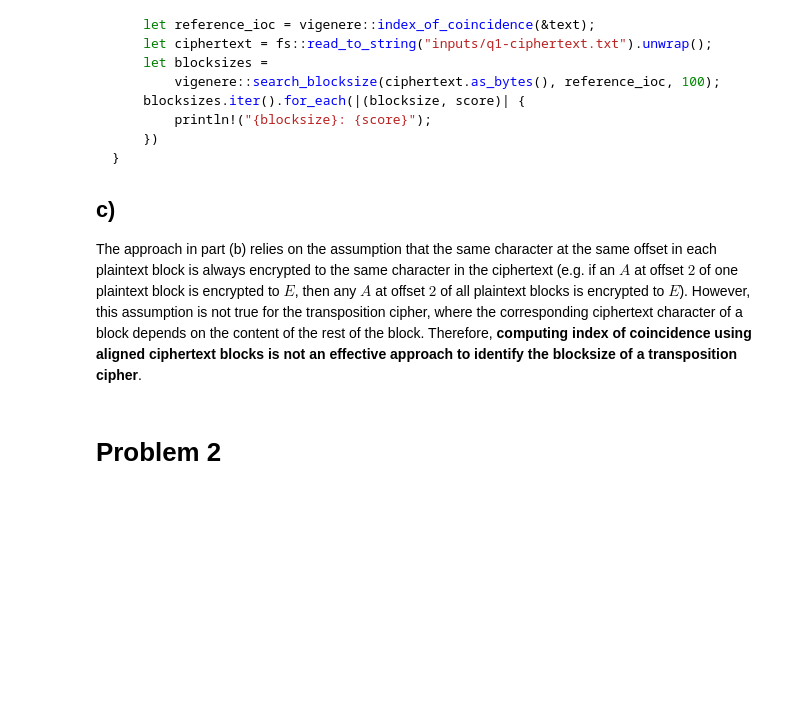
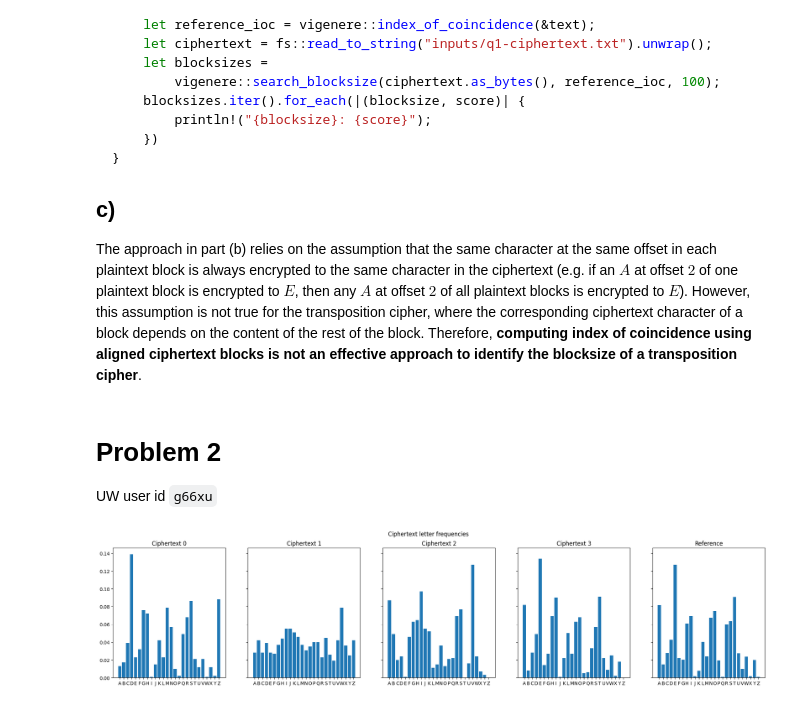
Before and after one commit to xuganyu96/waterloo-cryptography, a Jupyter notebook: co687/assignment1.ipynb, the cells around one changed output. Cells and saved outputs as stored; diff of their text form; code cells hidden in the pictures; blank space fills up the shorter version.

```diff
--- a/co687/assignment1.ipynb
+++ b/co687/assignment1.ipynb
@@ -143,3 +143,59 @@ fn main() {
 The approach in part (b) relies on the assumption that the same character at the same offset in each plaintext block is always encrypted to the same character in the ciphertext (e.g. if an $A$ at offset $2$ of one plaintext block is encrypted to $E$, then any $A$ at offset $2$ of all plaintext blocks is encrypted to $E$). However, this assumption is not true for the transposition cipher, where the corresponding ciphertext character of a block depends on the content of the rest of the block. Therefore, **computing index of coincidence using aligned ciphertext blocks is not an effective approach to identify the blocksize of a transposition cipher**.
 # %% [markdown]
 # Problem 2
+UW user id `g66xu`
+# %%
+import matplotlib.pyplot as plt
+
+ALPHABET = "ABCDEFGHIJKLMNOPQRSTUVWXYZ"
+# credit: https://pi.math.cornell.edu/~mec/2003-2004/cryptography/subs/frequencies.html
+REF_FREQUENCIES = [
+    0.08167, 0.01492, 0.02782, 0.04253, 0.12702, 0.02228, 0.02015, 0.06094,
+    0.06966, 0.00153, 0.00772, 0.04025, 0.02406, 0.06749, 0.07507, 0.01929,
+    0.00095, 0.05987, 0.06327, 0.09056, 0.02758, 0.00978, 0.02360, 0.00150,
+    0.01974, 0.00074,
+];
+
+def char_frequencies(ciphertext_str: str) -> dict[str, float]:
+    """Return a dictionary that maps individual characters to percentage
+    frequencies
+    """
+    frequencies = {}
+    for char in ciphertext_str:
+        frequencies[char] = frequencies.get(char, 0) + 1
+
+    for char in ALPHABET:
+        frequencies[char] = frequencies.get(char, 0) / len(ciphertext_str)
+
+    return frequencies
+
+def sort_frequencies(frequencies: dict[str, float]) -> list[float]:
+    """Given a dictionary of character frequencies, return a list with
+    frequency values sorted in descending order
+    """
+    return sorted(list(frequencies.values()), reverse=True)
+
+
+fig, subplots = plt.subplots(1, 5, sharex=True, sharey=True)
+fig.suptitle("Ciphertext letter frequencies")
+fig.set_size_inches(25, 5)
+
+for ct_index in range(0, 4):
+    path = f"../inputs/a1q2ciphertexts/ctxt{ct_index}.txt"
+    subplot = subplots[ct_index]
+    with open(path) as f:
+        ciphertext_str = f.read()
+        frequencies = char_frequencies(ciphertext_str)
+        subplot.bar(
+            x=[char for char in ALPHABET],
+            height=[frequencies.get(char) for char in ALPHABET]
+        )
+        subplot.set_title(f"Ciphertext {ct_index}")
+
+subplot = subplots[4]  # the reference plot
+subplot.bar([char for char in ALPHABET], REF_FREQUENCIES)
+subplot.set_title(f"Reference")
+
+plt.show()
+# %% [output]
+[figure, added]
```
Also changed, not shown: parts of 1 cell of this notebook, 5 other files.
